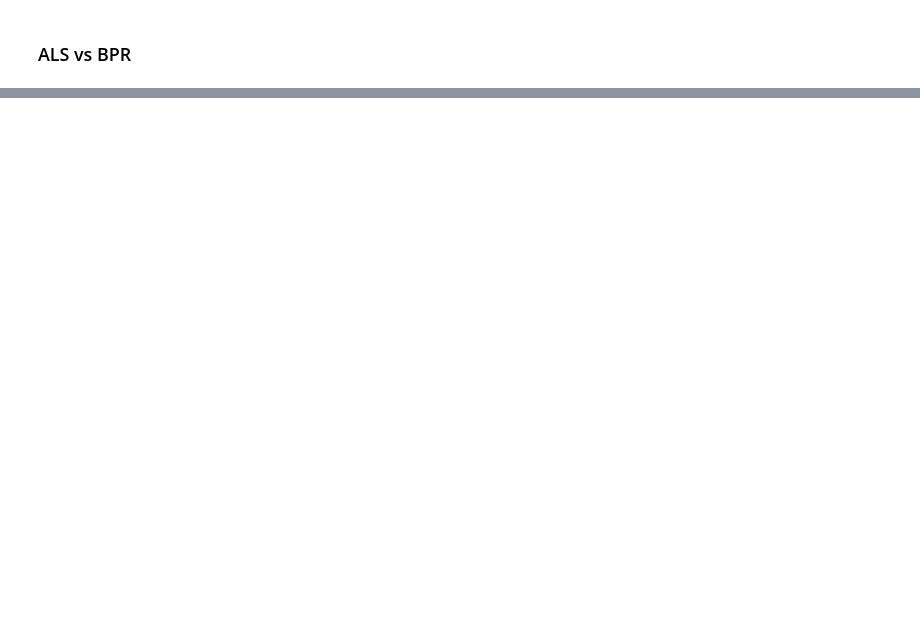
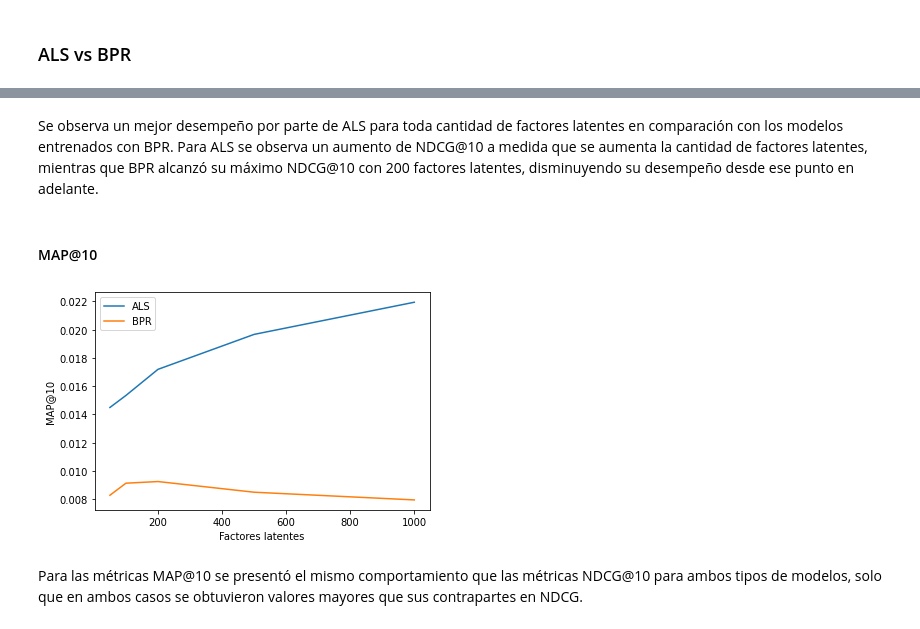
Before and after one commit to sebac820/tarea-1-recsys, a Jupyter notebook: Tarea.ipynb, the cells around one changed output, grey strips where cells are left out. Saved outputs shown, nothing was run; the diff lists cells and outputs as text; code cells hidden in the pictures; blank space fills up the shorter version.

```diff
--- a/Tarea.ipynb
+++ b/Tarea.ipynb
@@ -580,0 +615,17 @@ Métricas para BPR entrenado con 1000 factores latentes:
+# %% [markdown]
+Se observa un mejor desempeño por parte de ALS para toda cantidad de factores latentes en comparación con los modelos entrenados con BPR. Para ALS se observa un aumento de NDCG@10 a medida que se aumenta la cantidad de factores latentes, mientras que BPR alcanzó su máximo NDCG@10 con 200 factores latentes, disminuyendo su desempeño desde ese punto en adelante.
+# %% [markdown]
+#### MAP@10
+# %%
+map_als = [metricas_als[factores]['MAP@10'] for factores in factores_a_probar]
+map_bpr = [metricas_bpr[factores]['MAP@10'] for factores in factores_a_probar]
+plt.plot(factores_a_probar, map_als, label='ALS')
+plt.plot(factores_a_probar, map_bpr, label='BPR')
+plt.xlabel('Factores latentes')
+plt.ylabel('MAP@10')
+plt.legend()
+plt.show()
+# %% [output]
+[figure, added]
+# %% [markdown]
+Para las métricas MAP@10 se presentó el mismo comportamiento que las métricas NDCG@10 para ambos tipos de modelos, solo que en ambos casos se obtuvieron valores mayores que sus contrapartes en NDCG.
```
Also changed, not shown: parts of 12 cells of this notebook.
